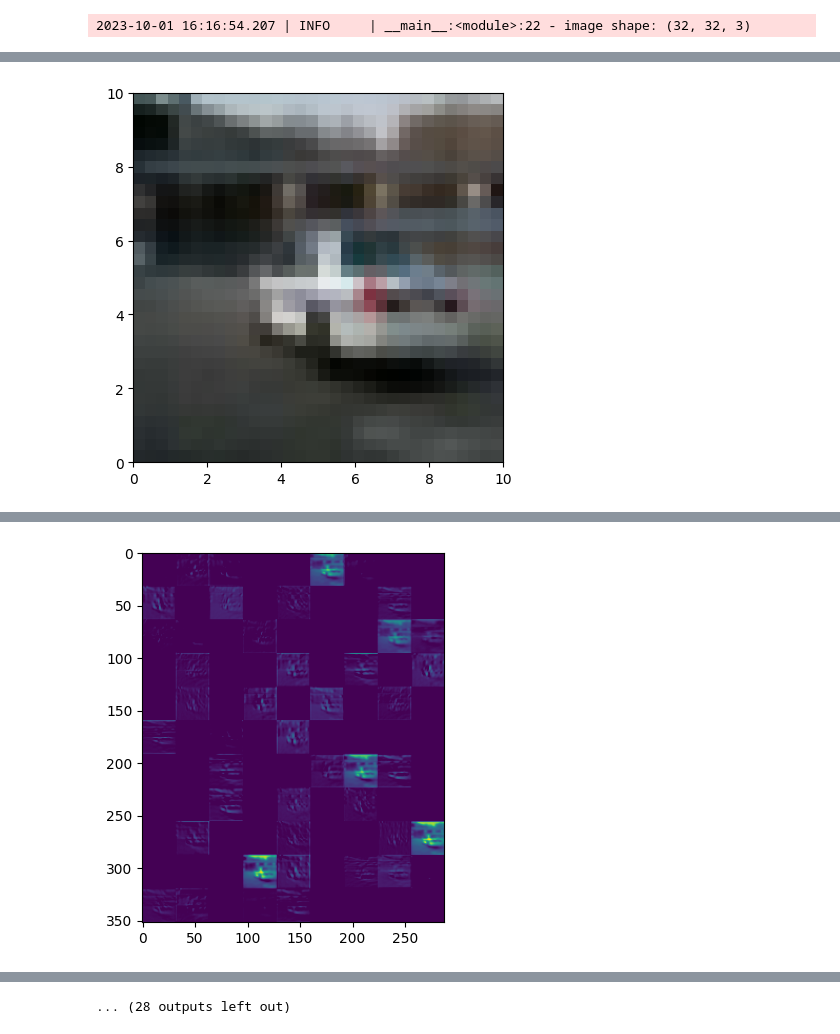
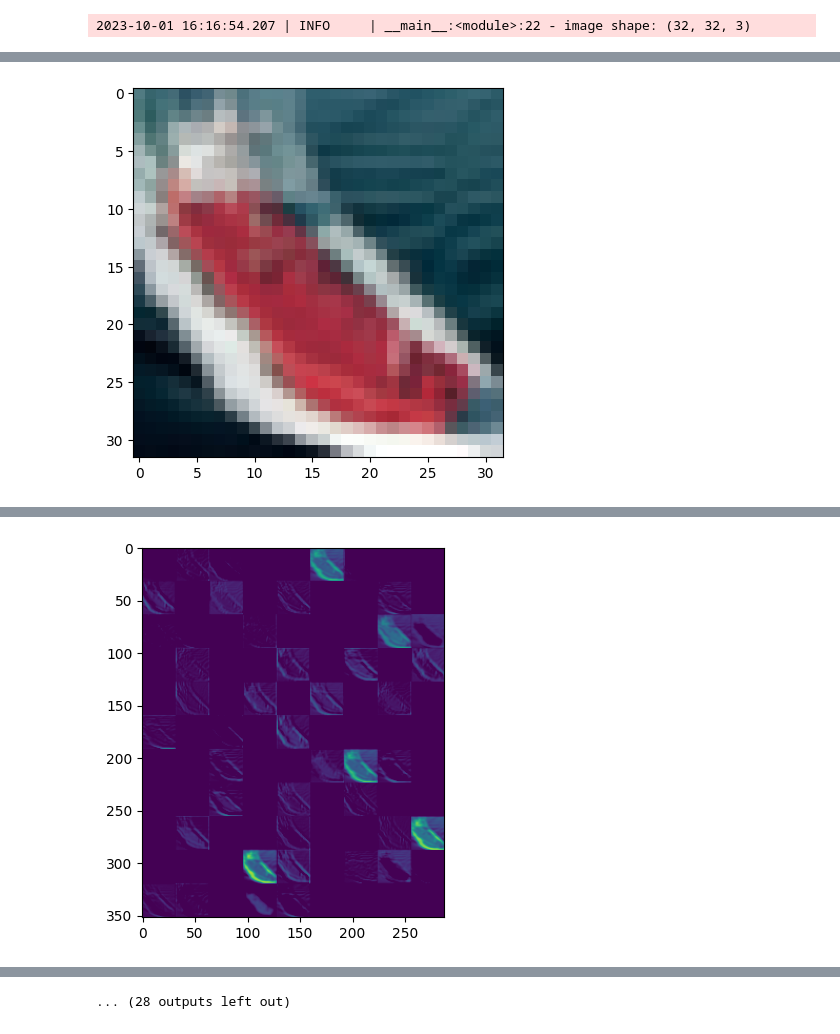
Before and after one commit to ziliangpeng/naoshima, a Jupyter notebook: ml/objcla/Visualize.ipynb, the cells around one changed output, grey strips where cells are left out. Saved outputs shown, nothing was run; the diff lists cells and outputs as text; code cells hidden in the pictures.

```diff
--- a/ml/objcla/Visualize.ipynb
+++ b/ml/objcla/Visualize.ipynb
@@ -95,33 +95,33 @@ model = load_model('viz.h5')  # Load from HDF5 format
 # %%
 # CNN viz
 import math
 from viz import viz_1d, viz_3d
 
-img_index = 506
+img_index = 507
 
 img = X_train[img_index]
 label = y_train[img_index]
 input = X_train[img_index:img_index+1,]
 
-plt.imshow(img, cmap='viridis', extent=[0, 10, 0, 10])
+plt.imshow(img, cmap='viridis')
 plt.show()
 
 ls = model.layers
 os = []
 o = input
 assert input.shape[0] == 1
 for l in ls:
     o = l(o)
     os.append(o)
     logger.info(o.shape)
     logger.info(l.name)
     if o.ndim == 2:
         viz_1d(o)
     if o.ndim == 4:
         viz_3d(o)
 logger.info(o)
 
 logger.info(np.argmax(label))
 logger.info(np.argmax(o))
 # %% [output]
-[figure, old version]
+[figure, new version]
@@ -130 +130 @@ logger.info(np.argmax(o))
-[figure, old version]
+[figure, new version]
```
Also changed, not shown: parts of 10 cells of this notebook.
